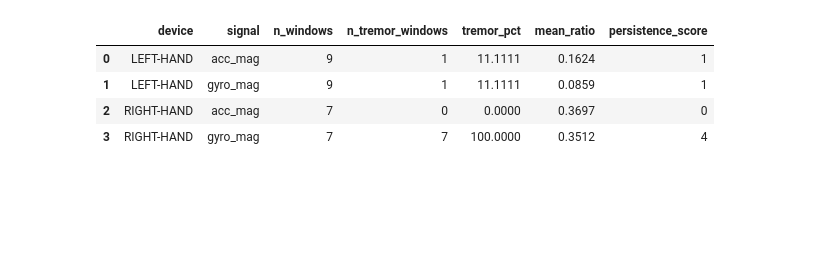
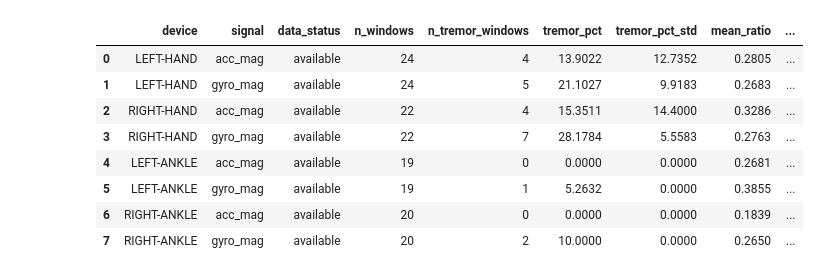
Before and after one commit to rojas435/PDG-POSTURAL-STABILITY, a Jupyter notebook: Analisis Control/imu-3.18-Control.ipynb, the cells around one changed output. Saved outputs shown, nothing was run; the diff lists cells and outputs as text; code cells hidden in the pictures; blank space fills up the shorter version.

```diff
--- a/Analisis Control/imu-3.18-Control.ipynb
+++ b/Analisis Control/imu-3.18-Control.ipynb
@@ -489,30 +995,71 @@ else:
 # %%
-# Resumen y puntuación MDS-UPDRS 3.18
-
-print("="*60)
-print("  RESUMEN – MDS-UPDRS 3.18: Persistencia del Temblor en Reposo")
-print("  Paciente Control (sano)")
-print("="*60)
+# Resumen y puntuación MDS-UPDRS 3.18 (promedio 3.15–3.17)
+print('=' * 72)
+print('  RESUMEN – MDS-UPDRS 3.18: Persistencia del Temblor en Reposo')
+print('  Paciente Control (sano)')
+print('=' * 72)
 
 if 'persist_df' in globals() and not persist_df.empty:
-    display(persist_df[['device','signal','n_windows','n_tremor_windows','tremor_pct','mean_ratio','persistence_score']].round(4))
+    display_cols = [
+        'device', 'signal', 'data_status', 'n_windows', 'n_tremor_windows',
+        'tremor_pct', 'tremor_pct_std', 'mean_ratio', 'mean_rms_tremor',
+        'persistence_score', 'n_tests_used'
+    ]
+    display(persist_df[display_cols].round(4))
 
-    # Score global = máximo entre dispositivos de mano (peor caso)
-    global_score = int(persist_df['persistence_score'].max())
+    available_scores = persist_df[
+        (persist_df['data_status'] == 'available') & persist_df['persistence_score'].notna()
+    ]['persistence_score']
+
     score_labels = {
-        0: "No hay temblor en reposo (0 % del tiempo)",
-        1: "Temblor presente ≤ 25 % del tiempo",
-        2: "Temblor presente 26–50 % del tiempo",
-        3: "Temblor presente 51–75 % del tiempo",
-        4: "Temblor presente > 75 % del tiempo"
+        0: 'No hay temblor en reposo (0 % del tiempo)',
+        1: 'Temblor presente <= 25 % del tiempo',
+        2: 'Temblor presente 26–50 % del tiempo',
+        3: 'Temblor presente 51–75 % del tiempo',
+        4: 'Temblor presente > 75 % del tiempo',
     }
-    print(f"\nPuntuación global estimada MDS-UPDRS 3.18: {global_score} / 4")
-    print(f"Interpretación: {score_labels.get(global_score, 'N/A')}")
 
-    # En un paciente control se espera ausencia de temblor en reposo (score = 0)
-    print("\nNota: Los datos IMU utilizados son de la prueba 3.16 (mano izquierda) reutilizados para ilustrar el análisis.")
-    print("En un entorno clínico real, la prueba 3.18 evalúa el temblor en reposo observando al paciente sentado con las manos en el regazo.")
-    print("Los dispositivos ideales incluirían también tobillo/pierna; aquí solo se dispone de sensores de mano.")
+    if available_scores.empty:
+        global_score = float('nan')
+        print('\nPuntuación global estimada MDS-UPDRS 3.18: No evaluable (sin datos disponibles)')
+    else:
+        global_score = int(available_scores.max())
+        print('\nPuntuación global estimada MDS-UPDRS 3.18:', global_score, '/ 4')
+        print('Interpretación:', score_labels.get(global_score, 'N/A'))
+
+    print('\nPruebas integradas en el promedio: 3.15, 3.16, 3.17')
+    if 'persist_test_df' in globals() and not persist_test_df.empty:
+        print('Resumen por prueba (promedio por IMU):')
+        display(persist_test_df[['source_test', 'device', 'signal', 'tremor_pct', 'persistence_score']].round(4))
+
+    acc_status = persist_df[persist_df['signal'] == 'acc_mag'][['device', 'data_status', 'persistence_score', 'tremor_pct', 'tremor_pct_std']].copy()
+    if not acc_status.empty:
+        print('\nEstado por extremidad (ACC):')
+        display(acc_status.round(4))
+
+    print('\nIMUs esperadas (protocolo 3.18):')
+    print('  Extremidades:', EXPECTED_318_EXTREMITIES)
+    print('  Referencia postural:', EXPECTED_318_REFERENCE)
+
+    available_ext = [d for d in EXPECTED_318_EXTREMITIES if d in extremity_devices]
+    missing_ext = [d for d in EXPECTED_318_EXTREMITIES if d not in available_ext]
+    available_ref = [d for d in EXPECTED_318_REFERENCE if d in reference_devices]
+    missing_ref = [d for d in EXPECTED_318_REFERENCE if d not in available_ref]
+
+    print('\nCobertura real del dataset agregado:')
+    print('  Extremidades disponibles:', available_ext if available_ext else 'Ninguna')
+    print('  Extremidades faltantes:', missing_ext if missing_ext else 'Ninguna')
+    print('  Referencia disponible:', available_ref if available_ref else 'Ninguna')
+    print('  Referencia faltante:', missing_ref if missing_ref else 'Ninguna')
+
+    if 'reference_df' in globals() and not reference_df.empty:
+        print('\nReferencia postural (BASE-SPINE):')
+        display(reference_df.round(4))
+
+    print('\nNota metodológica final:')
+    print('- 3.18 se estima por agregación de 3.15–3.17 (no por una sola toma puntual).')
+    print('- Se reportan media y desviación estándar para robustez descriptiva.')
+    print('- El score se clasifica con los rangos MDS-UPDRS a partir del porcentaje promedio de temblor.')
 else:
     print('No hay resultados para mostrar.')
 # %% [output]
@@ -523,5 +1070,9 @@ else:
-|  | device | signal | n_windows | n_tremor_windows | tremor_pct | mean_ratio | persistence_score |
-| 0 | LEFT-HAND | acc_mag | 9 | 1 | 11.1111 | 0.1624 | 1 |
-| 1 | LEFT-HAND | gyro_mag | 9 | 1 | 11.1111 | 0.0859 | 1 |
-| 2 | RIGHT-HAND | acc_mag | 7 | 0 | 0.0000 | 0.3697 | 0 |
-| 3 | RIGHT-HAND | gyro_mag | 7 | 7 | 100.0000 | 0.3512 | 4 |
+|  | device | signal | data_status | n_windows | n_tremor_windows | tremor_pct | tremor_pct_std | mean_ratio | ... |
+| 0 | LEFT-HAND | acc_mag | available | 24 | 4 | 13.9022 | 12.7352 | 0.2805 | ... |
+| 1 | LEFT-HAND | gyro_mag | available | 24 | 5 | 21.1027 | 9.9183 | 0.2683 | ... |
+| 2 | RIGHT-HAND | acc_mag | available | 22 | 4 | 15.3511 | 14.4000 | 0.3286 | ... |
+| 3 | RIGHT-HAND | gyro_mag | available | 22 | 7 | 28.1784 | 5.5583 | 0.2763 | ... |
+| 4 | LEFT-ANKLE | acc_mag | available | 19 | 0 | 0.0000 | 0.0000 | 0.2681 | ... |
+| 5 | LEFT-ANKLE | gyro_mag | available | 19 | 1 | 5.2632 | 0.0000 | 0.3855 | ... |
+| 6 | RIGHT-ANKLE | acc_mag | available | 20 | 0 | 0.0000 | 0.0000 | 0.1839 | ... |
+| 7 | RIGHT-ANKLE | gyro_mag | available | 20 | 2 | 10.0000 | 0.0000 | 0.2650 | ... |
```
Also changed, not shown: parts of 13 cells of this notebook, 4 other files.
